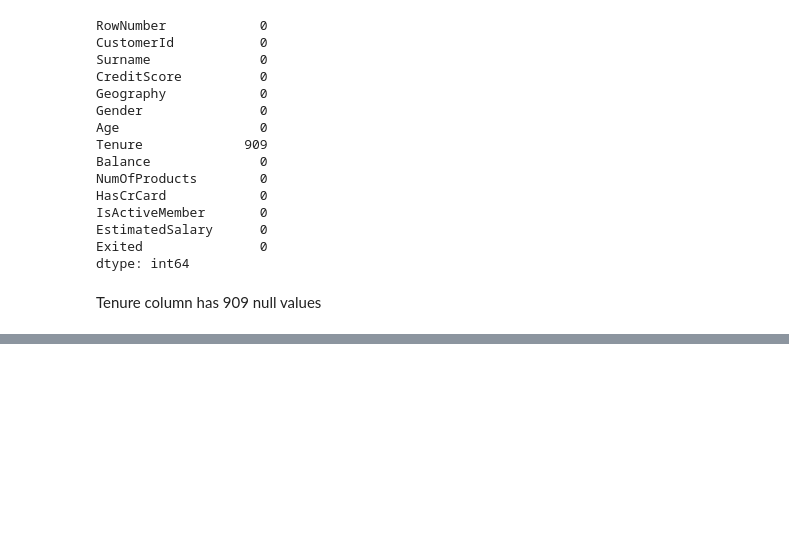
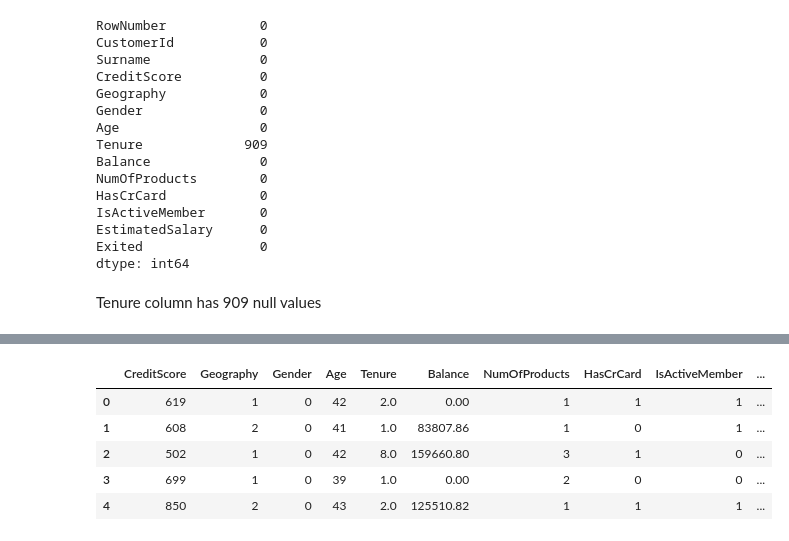
Before and after one commit to fkivuti/imbalanced_classification, a Jupyter notebook: Imbalanced_Classification_project_Francis.ipynb, the cells around one changed output, grey strips where cells are left out. Drawn from its saved outputs; the diff is of its cells as text; code cells hidden in the pictures; blank space fills up the shorter version.

```diff
--- a/Imbalanced_Classification_project_Francis.ipynb
+++ b/Imbalanced_Classification_project_Francis.ipynb
@@ -98,0 +141,48 @@ bank_df.describe()
+# %%
+# Converting non numerical columns to numerical columns
+# Iterate through the columns in the dataframe and find unique elements for non numeric columns. We will take a set  of the column values and
+# thus the set within the index within the set will be the new numerical value or id of that non numerical observation.
+
+# create a function that gets the columns and interate through them
+
+def handle_non_numerical_data(bank_df):
+    columns = bank_df.columns.values
+    for column in columns:
+
+# Embed a function that converts the parameter value to the any value of that item (as Key) from the text_digit_val dictionary
+
+        text_digit_vals = {}
+        def convert_to_int(val):
+            return text_digit_vals[val]
+
+# During iteration through the columns, check and pick columns which are not int64 or float64 and then convert the column to list of its values
+        if bank_df[column].dtype != np.int64 and bank_df[column].dtype != np.float64:
+            column_contents = bank_df[column].values.tolist()
+
+# Take a set of the columns and extract the unique values only.
+            unique_elements = set(column_contents)
+
+# Create a new dictionary key for each of the unique values found with avalye of a new number.
+            x = 0
+            for unique in unique_elements:
+                if unique not in text_digit_vals:
+                    text_digit_vals[unique] = x
+                    x+=1
+
+# Use the map function to perform mapping of the new values into the columns
+            bank_df[column] = list(map(convert_to_int, bank_df[column]))
+
+    return bank_df
+
+
+# Call our handle_non_numerical_data function and preview the newly converted data frame
+
+bank_df = handle_non_numerical_data(bank_df)
+bank_df.head()
+# %% [output]
+|  | CreditScore | Geography | Gender | Age | Tenure | Balance | NumOfProducts | HasCrCard | IsActiveMember | ... |
+| 0 | 619 | 1 | 0 | 42 | 2.0 | 0.00 | 1 | 1 | 1 | ... |
+| 1 | 608 | 2 | 0 | 41 | 1.0 | 83807.86 | 1 | 0 | 1 | ... |
+| 2 | 502 | 1 | 0 | 42 | 8.0 | 159660.80 | 3 | 1 | 0 | ... |
+| 3 | 699 | 1 | 0 | 39 | 1.0 | 0.00 | 2 | 0 | 0 | ... |
+| 4 | 850 | 2 | 0 | 43 | 2.0 | 125510.82 | 1 | 1 | 1 | ... |
```
Also changed, not shown: parts of 5 cells of this notebook.
